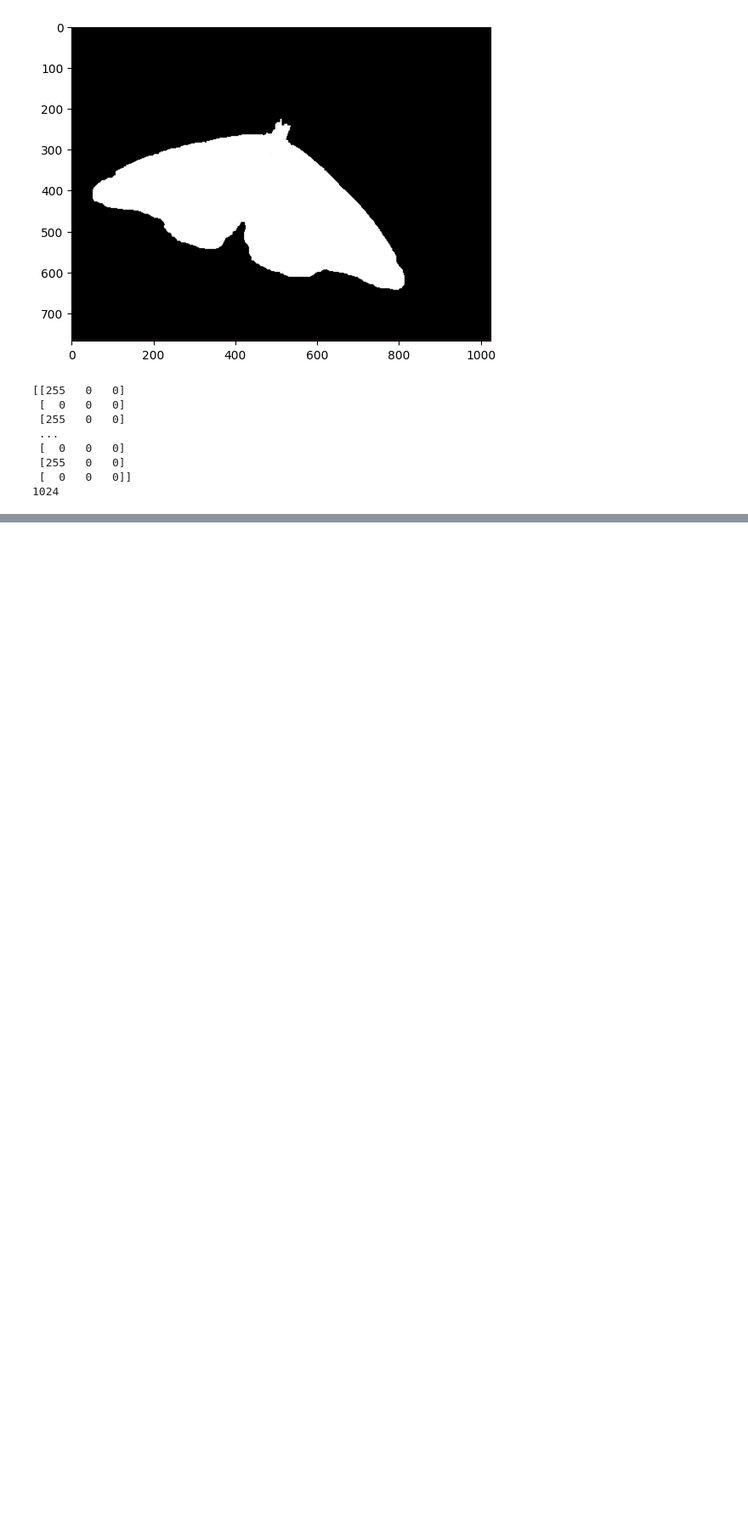
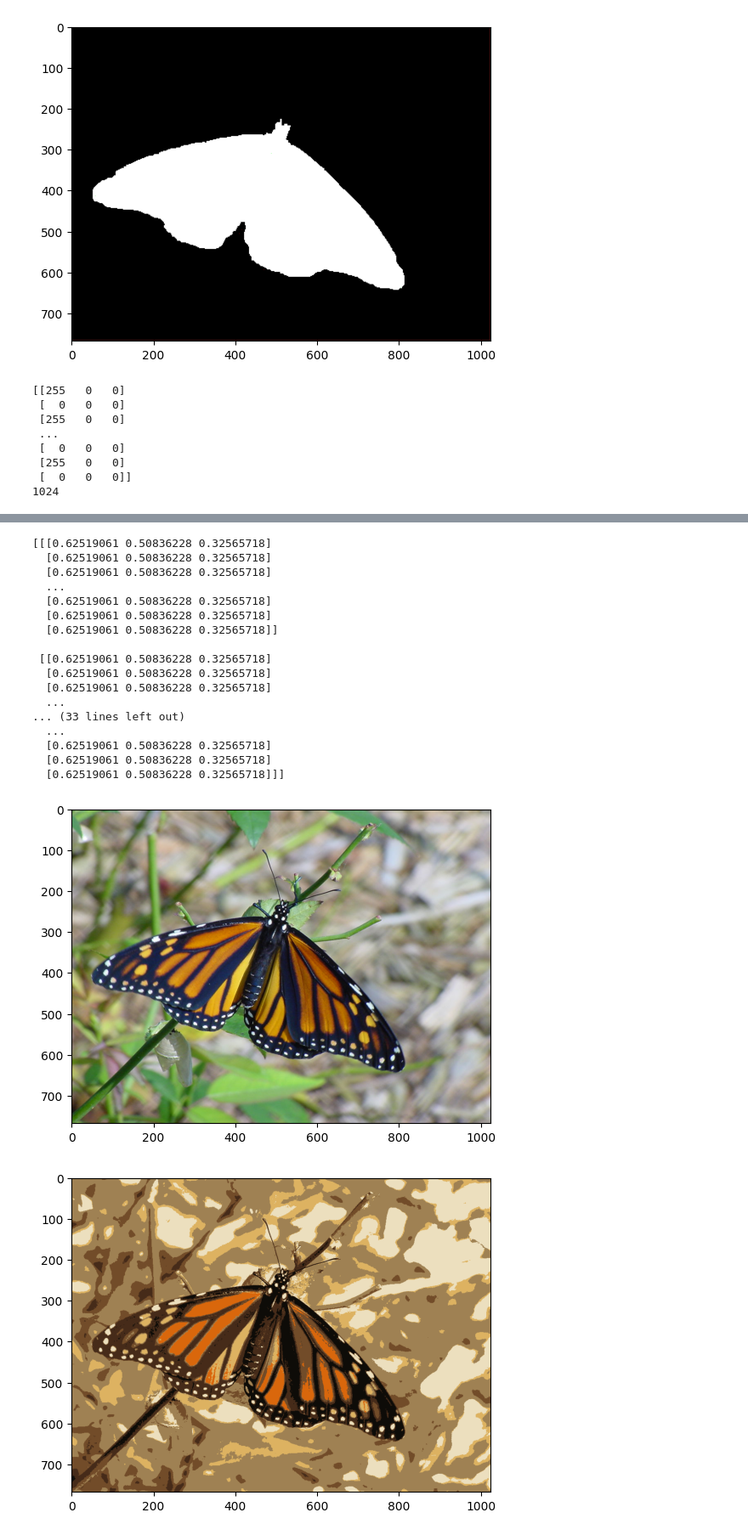
Before and after one commit to tranhuunam00/hocmaycoThinh, a Jupyter notebook: buom/imdex.ipynb, the cells around one changed output, grey strips where cells are left out. Shown at 85% size. Saved outputs shown, nothing was run; the diff lists cells and outputs as text; code cells hidden in the pictures; blank space fills up the shorter version.

```diff
--- a/buom/imdex.ipynb
+++ b/buom/imdex.ipynb
@@ -96,0 +66,19 @@ plt.show()
+# %%
+import os
+
+
+def getPixelFromObj(path, folder, folder_seg):
+    img_path = folder+"/"+path
+    seg_path = folder_seg+"/"+path.split('.')[0] + "_seg0."+path.split('.')[1]
+
+    imBRG = cv2.imread(img_path)
+    imRGB = cv2.cvtColor(imBRG, cv2.COLOR_BGR2RGB)
+
+    seg = cv2.imread(seg_path)
+    seg = cv2.cvtColor(seg, cv2.COLOR_BGR2RGB)
+
+    Obj = np.multiply(imRGB/255, seg/255)
+    pixel_values_ehe = Obj.reshape((-1, 3))
+
+    filtered_arr = pixel_values_ehe[~np.all(pixel_values_ehe == 0, axis=1)]
+    return filtered_arr
@@ -150,0 +143,12 @@ plt.show()
+# %%
+import matplotlib.pyplot as plt
+from sklearn.cluster import KMeans
+pixel_values = imRGB.reshape((-1, 3))
+
+# Chọn số lượng cụm mong muốn
+
+k = 7
+
+# Áp dụng K-means
+kmeans = KMeans(n_clusters=k)
+kmeans.fit(all_pixels)
@@ -150,0 +174,22 @@ plt.show()
+# %%
+clusterImage(kmeans, "./leedsbutterfly/images/0010001.png" )
+# %% [output]
+[[[0.62519061 0.50836228 0.32565718]
+  [0.62519061 0.50836228 0.32565718]
+  [0.62519061 0.50836228 0.32565718]
+  ...
+  [0.62519061 0.50836228 0.32565718]
+  [0.62519061 0.50836228 0.32565718]
+  [0.62519061 0.50836228 0.32565718]]
+
+ [[0.62519061 0.50836228 0.32565718]
+  [0.62519061 0.50836228 0.32565718]
+  [0.62519061 0.50836228 0.32565718]
+  ...
+... (33 lines left out)
+  ...
+  [0.62519061 0.50836228 0.32565718]
+  [0.62519061 0.50836228 0.32565718]
+  [0.62519061 0.50836228 0.32565718]]]
+[figure, added]
+[figure, added]
```
Also changed, not shown: parts of 8 cells of this notebook.
